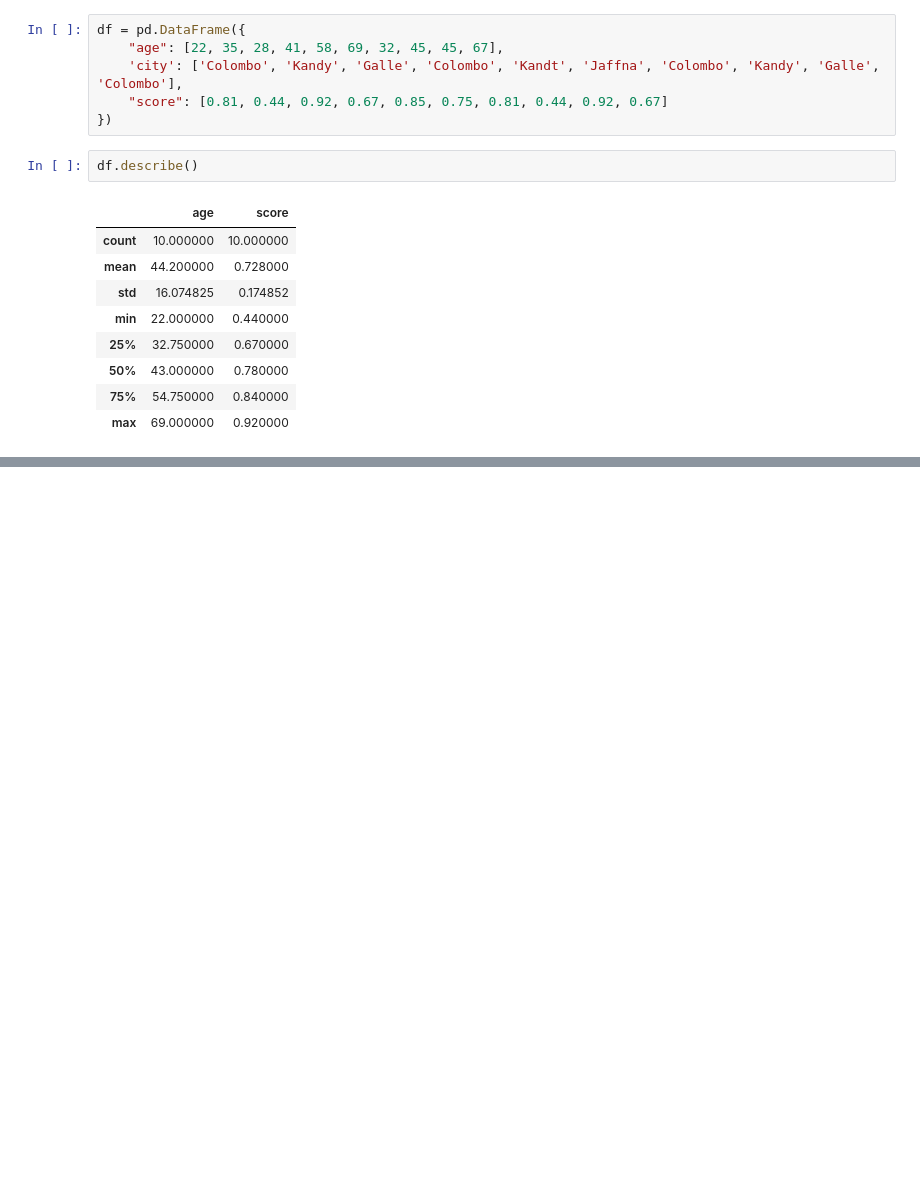
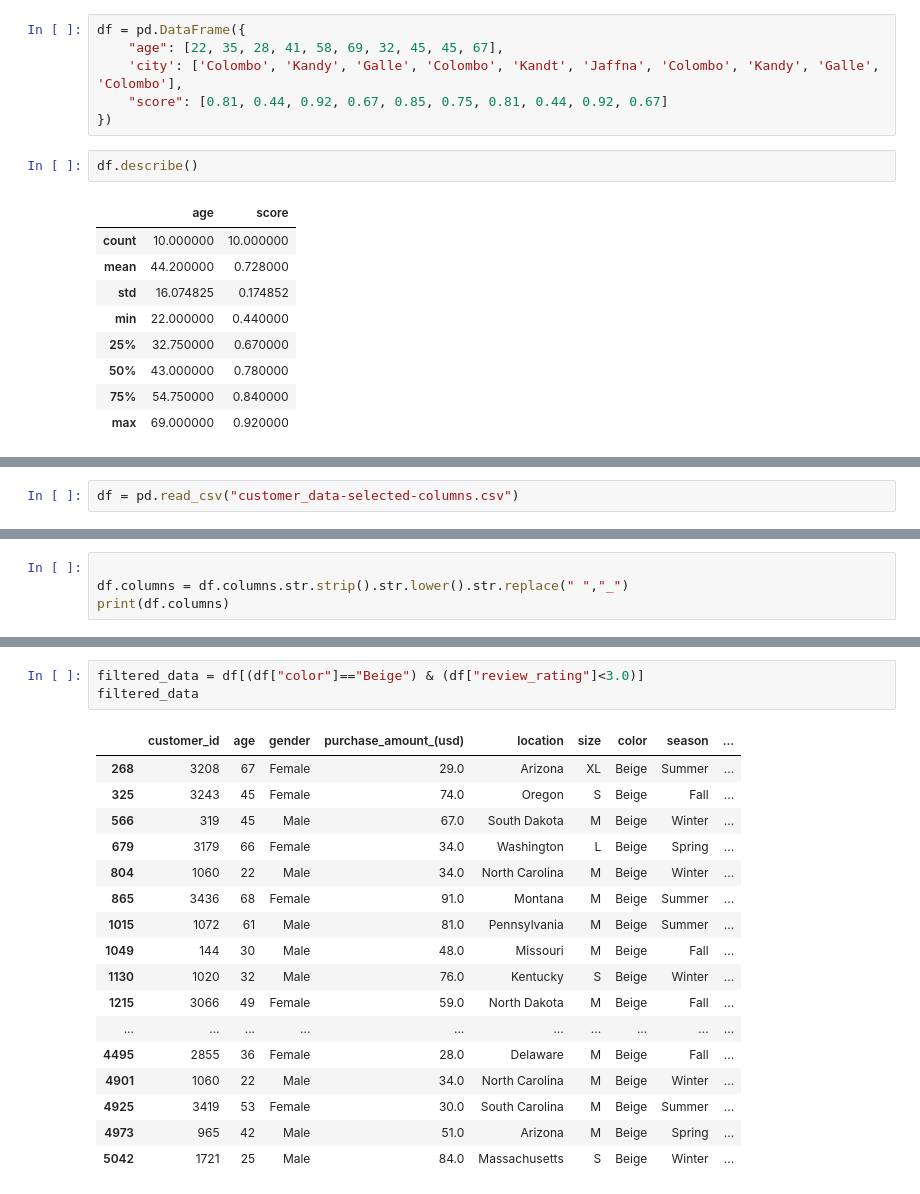
Before and after one commit to DhanushkaSa/Machine-learning-from-scratch-to-advanced, a Jupyter notebook: Day 9/home.ipynb, the cells around one changed output, grey strips where cells are left out. Saved outputs shown, nothing was run; the diff lists cells and outputs as text; blank space fills up the shorter version.

```diff
--- a/Day 9/home.ipynb
+++ b/Day 9/home.ipynb
@@ -141,0 +144,2 @@ df.describe()
+# %%
+df = pd.read_csv("customer_data-selected-columns.csv")
@@ -141,0 +193,4 @@ df.describe()
+# %%
+
+df.columns = df.columns.str.strip().str.lower().str.replace(" ","_")
+print(df.columns)
@@ -141,0 +245,21 @@ df.describe()
+# %%
+filtered_data = df[(df["color"]=="Beige") & (df["review_rating"]<3.0)]
+filtered_data
+# %% [output]
+|  | customer_id | age | gender | purchase_amount_(usd) | location | size | color | season | ... |
+| 268 | 3208 | 67 | Female | 29.0 | Arizona | XL | Beige | Summer | ... |
+| 325 | 3243 | 45 | Female | 74.0 | Oregon | S | Beige | Fall | ... |
+| 566 | 319 | 45 | Male | 67.0 | South Dakota | M | Beige | Winter | ... |
+| 679 | 3179 | 66 | Female | 34.0 | Washington | L | Beige | Spring | ... |
+| 804 | 1060 | 22 | Male | 34.0 | North Carolina | M | Beige | Winter | ... |
+| 865 | 3436 | 68 | Female | 91.0 | Montana | M | Beige | Summer | ... |
+| 1015 | 1072 | 61 | Male | 81.0 | Pennsylvania | M | Beige | Summer | ... |
+| 1049 | 144 | 30 | Male | 48.0 | Missouri | M | Beige | Fall | ... |
+| 1130 | 1020 | 32 | Male | 76.0 | Kentucky | S | Beige | Winter | ... |
+| 1215 | 3066 | 49 | Female | 59.0 | North Dakota | M | Beige | Fall | ... |
+| ... | ... | ... | ... | ... | ... | ... | ... | ... | ... |
+| 4495 | 2855 | 36 | Female | 28.0 | Delaware | M | Beige | Fall | ... |
+| 4901 | 1060 | 22 | Male | 34.0 | North Carolina | M | Beige | Winter | ... |
+| 4925 | 3419 | 53 | Female | 30.0 | South Carolina | M | Beige | Summer | ... |
+| 4973 | 965 | 42 | Male | 51.0 | Arizona | M | Beige | Spring | ... |
+| 5042 | 1721 | 25 | Male | 84.0 | Massachusetts | S | Beige | Winter | ... |
```
Also changed, not shown: parts of 23 cells of this notebook, 2 other files.
